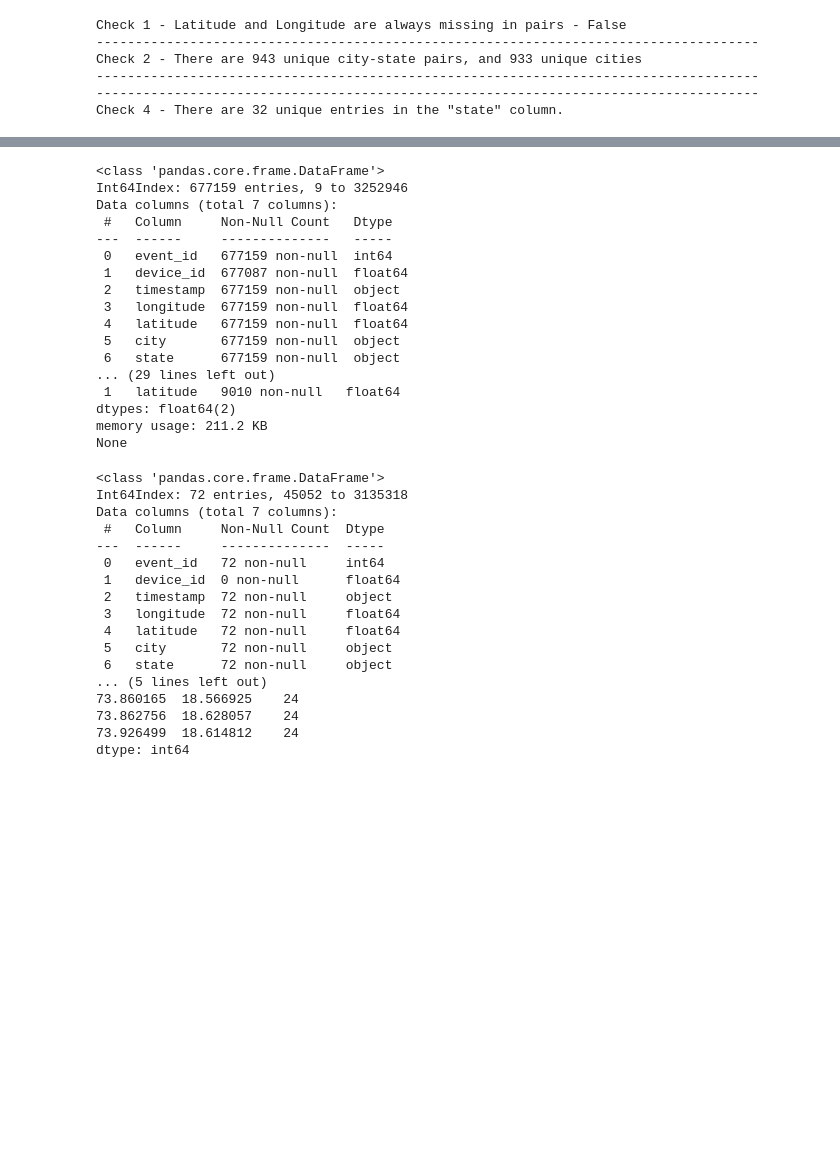
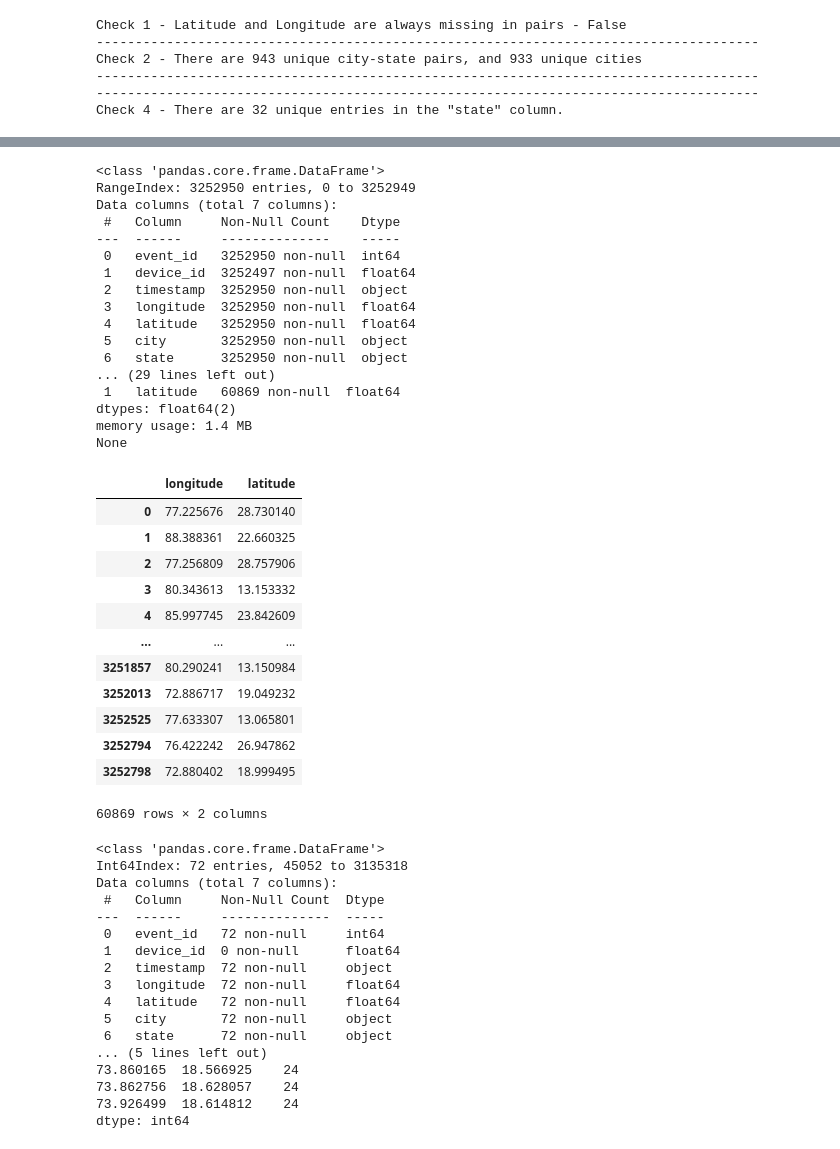
Before and after one commit to Drakus98/Capstone_1, a Jupyter notebook: Capstone_Project.ipynb, the cells around one changed output, grey strips where cells are left out. Drawn from its saved outputs; the diff is of its cells as text; code cells hidden in the pictures; blank space fills up the shorter version.

Commit message:
Filled in the coords, but device_id is an issue.

```diff
--- a/Capstone_Project.ipynb
+++ b/Capstone_Project.ipynb
@@ -88,5 +88,7 @@ for i in null_records:
     df1.at[i,'state'] = location.raw['address'].get('state', '').replace(' ','')
 
 print(df1['state'].nunique())
-df1 = df1[df1['state'] == "Maharashtra"]
+
+## THIS DOES THE FILTERING FOR MAHARASHTRA
+#df1 = df1[df1['state'] == "Maharashtra"]
 # %% [output]
@@ -142,14 +141,10 @@ None
 Name: device_id, dtype: int64
 # %%
-# These count the number of unique coordinate pairs that the 3 device_ids have across the whole database
-# Note that each of the three has one unique coordinate pair associated with it across ALL records. This means that the device was used from the same location all the time
-# There are well over a thousand rows for each device_id with the coordinates present, so we can safely substitute the missing values with the device_id's coordinates.
-print(df1[df1['device_id'] == bad_coords_id[0]][['latitude','longitude']].value_counts())
-print(df1[df1['device_id'] == bad_coords_id[0]][['latitude','longitude']].info())
-line_break()
-print(df1[df1['device_id'] == bad_coords_id[1]][['latitude','longitude']].value_counts())
-print(df1[df1['device_id'] == bad_coords_id[1]][['latitude','longitude']].info())
-line_break()
-print(df1[df1['device_id'] == bad_coords_id[2]][['latitude','longitude']].value_counts())
-print(df1[df1['device_id'] == bad_coords_id[2]][['latitude','longitude']].info())
+# These count the number of unique coordinate pairs that the device_ids have across the whole database
+# Note that each of the device_ids has one unique coordinate pair associated with it across ALL records. This means that the device was used from the same location all the time
+# There are multiple hundred rows for each device_id with the coordinates present, so we can safely substitute the missing values with the device_id's coordinates.
+for i in range(0,len(bad_coords_id)):
+    print(df1[df1['device_id'] == bad_coords_id[i]][['latitude','longitude']].value_counts())
+    print(df1[df1['device_id'] == bad_coords_id[i]][['latitude','longitude']].info())
+    line_break()
 # %% [output]
@@ -173,6 +168,6 @@ None
 # %%
 # Doing the substitution here
-for i in range(0,3):
+for i in range(0,len(bad_coords_id)):
     values = {}
     replacement = df1[df1['device_id'] == bad_coords_id[i]][['latitude','longitude']].value_counts().index[0]
     values['latitude'] = replacement[0]
@@ -197,5 +192,8 @@ memory usage: 57.5+ MB
 # %%
+# THIS BIT IS COMMENTED OUT FOR NOW, PENDING REVIEW FOR WHETHER THIS WORKS FOR ALL RECORDS RATHER THAN JUST MAHARASHTRA
+
 # This takes out the 9 points outside of Maharashtra, based on folium visualization (removed that code, as it takes AGES).
 # The most eastern point of the 9 was in Kabul at ~69 longitude, so a cutoff of 72 is used here.
-df1 = df1[df1['longitude'] > 72]
-df1.info(show_counts=True)
+
+# df1 = df1[df1['longitude'] > 72]
+# df1.info(show_counts=True)
@@ -224,22 +229,39 @@ print(df1[['device_id']].drop_duplicates().info())
 print(df1[['longitude','latitude']].drop_duplicates().info())
 # %% [output]
 <class 'pandas.core.frame.DataFrame'>
-Int64Index: 677159 entries, 9 to 3252946
+RangeIndex: 3252950 entries, 0 to 3252949
 Data columns (total 7 columns):
- #   Column     Non-Null Count   Dtype
----  ------     --------------   -----
- 0   event_id   677159 non-null  int64
- 1   device_id  677087 non-null  float64
- 2   timestamp  677159 non-null  object
- 3   longitude  677159 non-null  float64
- 4   latitude   677159 non-null  float64
- 5   city       677159 non-null  object
- 6   state      677159 non-null  object
+ #   Column     Non-Null Count    Dtype
+---  ------     --------------    -----
+ 0   event_id   3252950 non-null  int64
+ 1   device_id  3252497 non-null  float64
+ 2   timestamp  3252950 non-null  object
+ 3   longitude  3252950 non-null  float64
+ 4   latitude   3252950 non-null  float64
+ 5   city       3252950 non-null  object
+ 6   state      3252950 non-null  object
 ... (29 lines left out)
- 1   latitude   9010 non-null   float64
+ 1   latitude   60869 non-null  float64
 dtypes: float64(2)
-memory usage: 211.2 KB
+memory usage: 1.4 MB
 None
+# %%
+df1[['device_id','longitude','latitude']].drop_duplicates()['device_id'].nunique()
+df1[df1['device_id'].notnull()][['longitude','latitude']].drop_duplicates()
+# %% [output]
+|  | longitude | latitude |
+| 0 | 77.225676 | 28.730140 |
+| 1 | 88.388361 | 22.660325 |
+| 2 | 77.256809 | 28.757906 |
+| 3 | 80.343613 | 13.153332 |
+| 4 | 85.997745 | 23.842609 |
+| ... | ... | ... |
+| 3251857 | 80.290241 | 13.150984 |
+| 3252013 | 72.886717 | 19.049232 |
+| 3252525 | 77.633307 | 13.065801 |
+| 3252794 | 76.422242 | 26.947862 |
+| 3252798 | 72.880402 | 18.999495 |
+60869 rows × 2 columns
 # %%
 # Studying the null values in the device_ids. Yes, this is literally a duplicate of what was done for the coordinates.
 # This dataframe contains only the rows with null values in device_id
```
Also changed, not shown: parts of 15 cells of this notebook.
